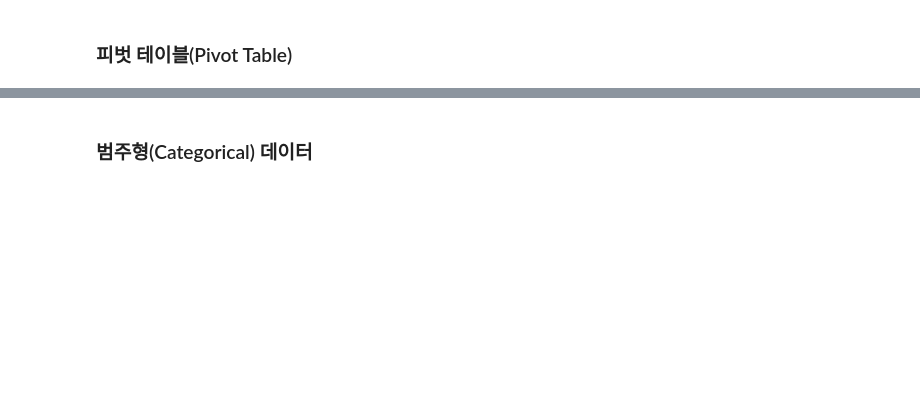
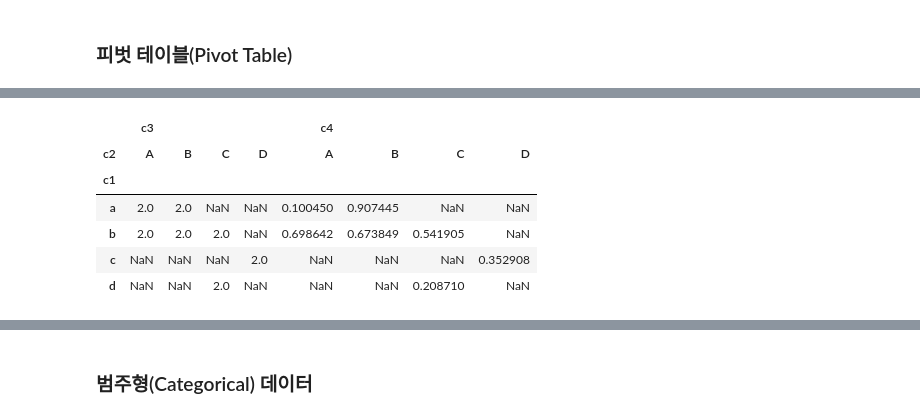
Before and after one commit to JIWOONGDAN/Python_Practice, a Jupyter notebook: _Pandas_한번에_제대로_배우기.ipynb, the cells around one changed output, grey strips where cells are left out. Saved outputs shown, nothing was run; the diff lists cells and outputs as text; code cells hidden in the pictures; blank space fills up the shorter version.

```diff
--- a/_Pandas_한번에_제대로_배우기.ipynb
+++ b/_Pandas_한번에_제대로_배우기.ipynb
@@ -2232,0 +2767,12 @@ pd.merge(df7, df8)
+# %%
+df.pivot_table(['c3', 'c4'],
+               index = ['c1'],
+               columns = ['c2'])
+# %% [output]
+|  | c3 |  |  |  | c4 |  |  |  |
+| c2 | A | B | C | D | A | B | C | D |
+| c1 |  |  |  |  |  |  |  |  |
+| a | 2.0 | 2.0 | NaN | NaN | 0.100450 | 0.907445 | NaN | NaN |
+| b | 2.0 | 2.0 | 2.0 | NaN | 0.698642 | 0.673849 | 0.541905 | NaN |
+| c | NaN | NaN | NaN | 2.0 | NaN | NaN | NaN | 0.352908 |
+| d | NaN | NaN | 2.0 | NaN | NaN | NaN | 0.208710 | NaN |
```
Also changed, not shown: parts of 144 cells of this notebook.
